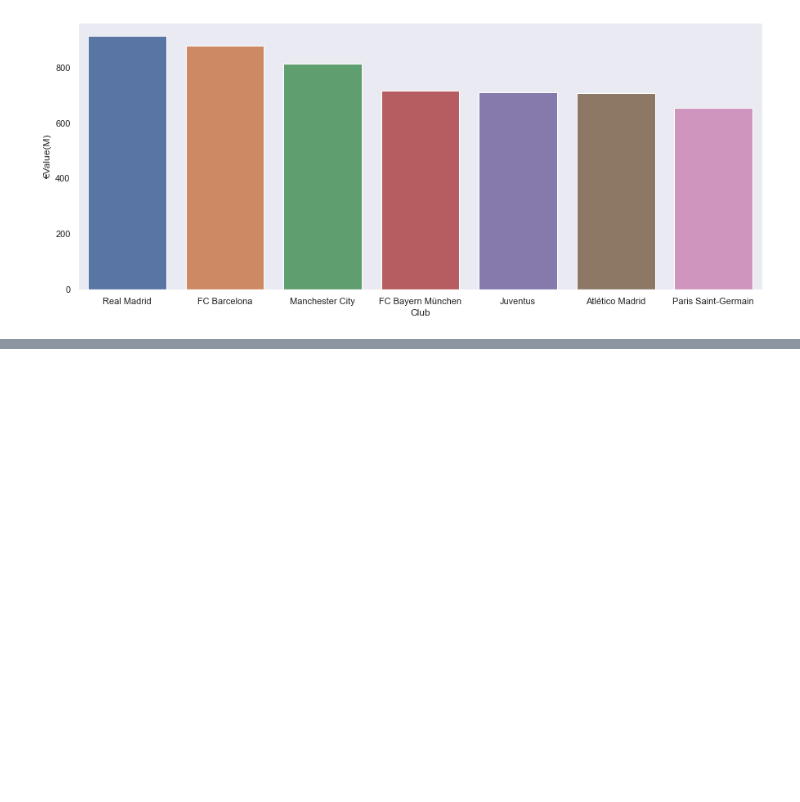
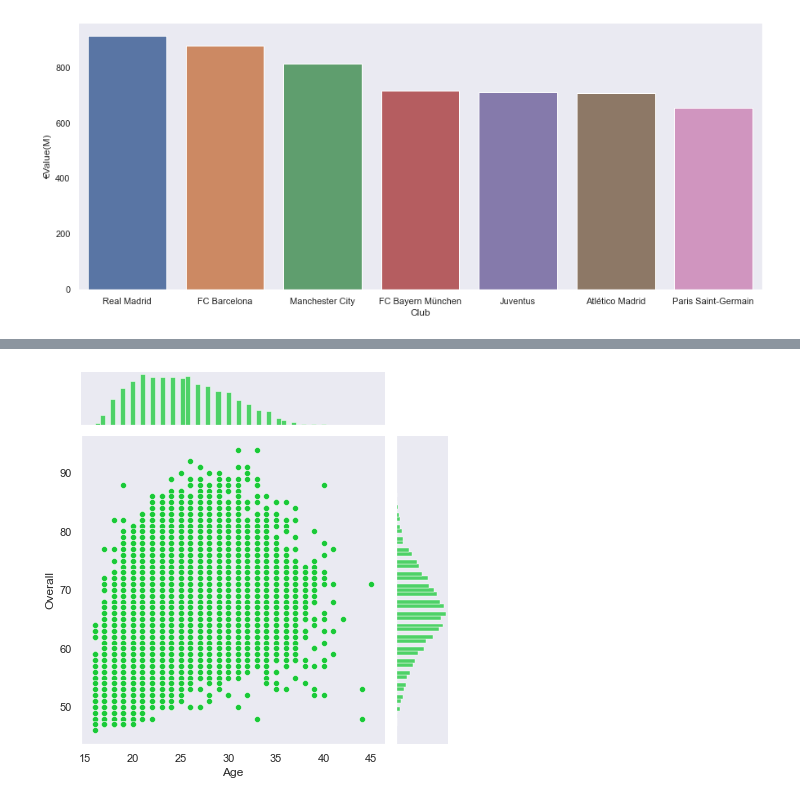
Before and after one commit to KishorSubbarayalu/Python_DataAnalytics, a Jupyter notebook: Fifa19Players.ipynb, the cells around one changed output, grey strips where cells are left out. Cells and saved outputs as stored; diff of their text form; code cells hidden in the pictures; blank space fills up the shorter version.

```diff
--- a/Fifa19Players.ipynb
+++ b/Fifa19Players.ipynb
@@ -550,0 +599,8 @@ plt.show()
+# %%
+sb.jointplot('Age',
+                  'Overall',
+                   data = age_performance,
+                   color = 'g')
+plt.show()
+# %% [output]
+[figure, added]
```
Also changed, not shown: parts of 23 cells of this notebook, 2 other files.
